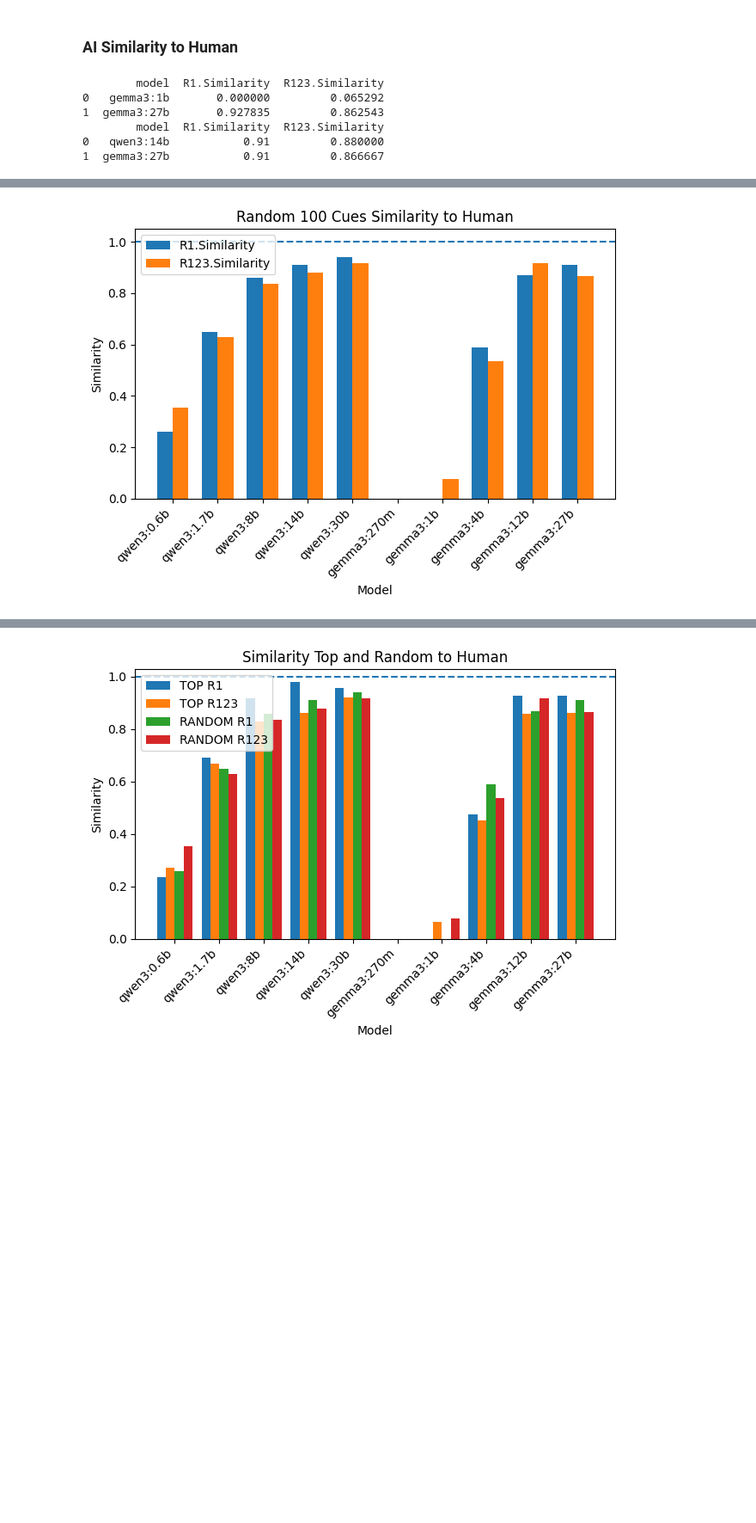
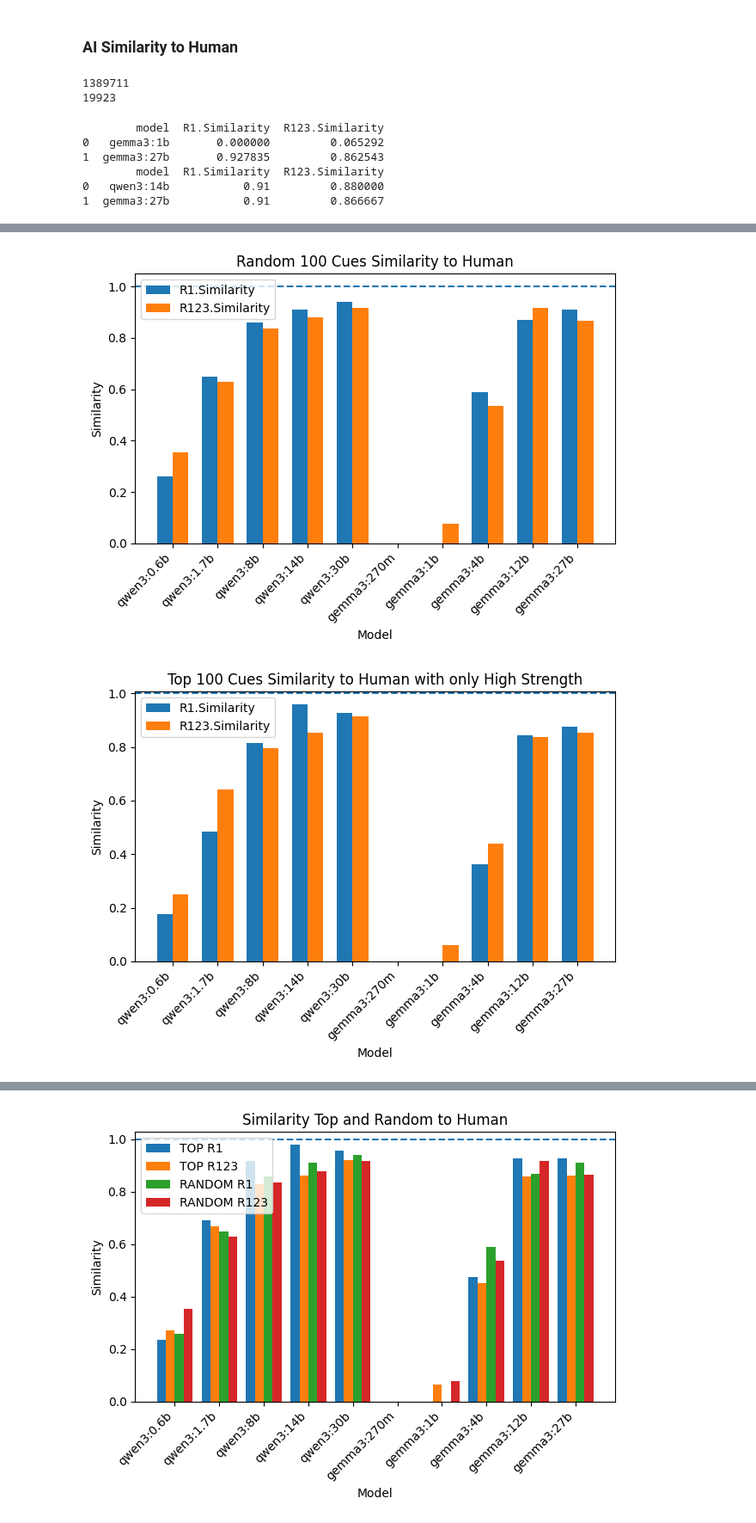
Before and after one commit to NoSkillSwagger/OpenLLM-Psychosemantische-Modellierung, a Jupyter notebook: code/analysis.ipynb, the cells around one changed output, grey strips where cells are left out. Shown at 86% size. Saved outputs shown, nothing was run; the diff lists cells and outputs as text; code cells hidden in the pictures; blank space fills up the shorter version.

```diff
--- a/code/analysis.ipynb
+++ b/code/analysis.ipynb
@@ -138,7 +139,7 @@ def get_R1_and_R123_scores(df):
 
     return result
 
-snow_cues_top_100_df = snow_cues_top_100_df.sort_values(by="cue", key=lambda s: s.str.lower())
+swow_cues_top_100_df = swow_cues_top_100_df.sort_values(by="cue", key=lambda s: s.str.lower())
 ai_top_100_df = ai_top_100_df.sort_values(by="cue", key=lambda s: s.str.lower())
 ai_random_100_df = ai_random_100_df.sort_values(by="cue", key=lambda s: s.str.lower())
 
@@ -266,7 +364,7 @@ show_error_rate("Random 100 Error Rate", ai_random_100_df)
 # %% [markdown]
 ### Compare Top Responses of Humans vs AI
 # %%
-# Merge ai_random and ai_top into snow123 merged
+# Merge ai_random and ai_top into swow123 merged
 ai_top_100_scores_df_renamed = ai_top_100_scores_df.rename(
     columns={
         "R1": "TOP.R1",
@@ -289,7 +387,7 @@ ai_random_100_scores_df_renamed = ai_random_100_scores_df.rename(
     }
 )
 
-snow_r_123_merged_df_renamed = snow_r_123_merged_df.rename(
+swow_r_123_merged_df_renamed = swow_r_123_merged_df.rename(
     columns={
         "R1": "HUMAN.R1",
         "R1.N": "HUMAN.R1.N",
@@ -300,7 +398,7 @@ snow_r_123_merged_df_renamed = snow_r_123_merged_df.rename(
     }
 )
 
-merged_all_scores = snow_r_123_merged_df_renamed.merge(
+merged_all_scores = swow_r_123_merged_df_renamed.merge(
     ai_top_100_scores_df_renamed[['cue', 'response', 'TOP.R1', 'TOP.R1.N', 'TOP.R1.Strength', 'TOP.R123', 'TOP.R123.N', 'TOP.R123.Strength']],
     on=['cue', 'response'],
     how='left'
@@ -381,4 +479,18 @@ compare_top_cues("Top 5 Responses by Random R1 Strength", "RANDOM", "R1",top_n=5
 [figure]
 # %% [markdown]
 ### AI Similarity to Human
+# %%
+print(len(swow_r_123_merged_df_renamed))
+
+# filter out all non top 100 cues and random cues
+swow_r_123_merged_df_renamed_2 = swow_r_123_merged_df_renamed[
+    swow_r_123_merged_df_renamed['cue'].isin(
+        set(swow_cues_top_100_df['cue']).union(set(swow_cues_random_100_df['cue']))
+    )
+]
+
+print(len(swow_r_123_merged_df_renamed_2))
+# %% [output]
+1389711
+19923
 # %%
@@ -405,6 +539,6 @@ snow_random_100_lookup = build_cue_response_lookup(snow_cues_random_100_df)
 # %%
 # Compute Similarity
-def compute_similarity(ai_df, snow_lookup):
+def compute_similarity(ai_df, swow_lookup):
     columns = ["model", "R1.Similarity", "R123.Similarity"]
     df = pd.DataFrame(columns=columns)
 
@@ -420,21 +554,21 @@ def compute_similarity(ai_df, snow_lookup):
             cue = row["cue"]
             responses = [row["R1"], row["R2"], row["R3"]]
 
-            if cue in snow_lookup:
-                snow_r1_set = snow_lookup[cue]["R1"]
-                snow_r123_set = snow_lookup[cue]["R123"]
+            if cue in swow_lookup:
+                swow_r1_set = swow_lookup[cue]["R1"]
+                swow_r123_set = swow_lookup[cue]["R123"]
 
                 # R1 similarity
                 if pd.notna(row["R1"]):
                     total_r1 += 1
-                    if row["R1"] in snow_r1_set:
+                    if row["R1"] in swow_r1_set:
                         matched_r1 += 1
 
                 # R123 similarity
                 for resp in responses:
                     if pd.notna(resp):
                         total_r123 += 1
-                        if resp in snow_r123_set:
+                        if resp in swow_r123_set:
                             matched_r123 += 1
 
         r1_similarity = matched_r1 / total_r1 if total_r1 > 0 else 0
@@ -448,8 +582,11 @@ def compute_similarity(ai_df, snow_lookup):
 
     return df
 
-top_100_similarity_df = compute_similarity(ai_top_100_df, snow_top_100_lookup)
-random_100_similarity_df = compute_similarity(ai_random_100_df, snow_random_100_lookup)
+top_100_similarity_df = compute_similarity(ai_top_100_df, swow_top_100_lookup)
+random_100_similarity_df = compute_similarity(ai_random_100_df, swow_random_100_lookup)
+
+top_100_similarity_high_strength_df = compute_similarity(ai_top_100_df, swow_top_100_lookup_high_strength)
+random_100_similarity_high_strength_df = compute_similarity(ai_random_100_df, swow_random_100_lookup_high_strength)
 
 print(top_100_similarity_df.head(2))
 print(random_100_similarity_df.head(2))
@@ -467,30 +604,34 @@ def plot_similarity(df, plot_name):
     models = df_sorted["model"]
     r1 = df_sorted["R1.Similarity"]
     r123 = df_sorted["R123.Similarity"]
 
     x = np.arange(len(models))   # label locations
     width = 0.35                 # width of the bars
 
     plt.figure()
     plt.bar(x - width/2, r1, width, label="R1.Similarity")
     plt.bar(x + width/2, r123, width, label="R123.Similarity")
 
     plt.axhline(y=1, linestyle="--")
 
     plt.xticks(x, models, rotation=45, ha="right")
     plt.xlabel("Model")
     plt.ylabel("Similarity")
     plt.title(plot_name)
     plt.legend()
 
     plt.tight_layout()
     save_plot(plot_name.lower().replace(" ", "_"), "./../data/results/association/analysis", plt)
 
     plt.show()
     plt.close()
 
 plot_similarity(top_100_similarity_df, "Top 100 Cues Similarity to Human")
 plot_similarity(random_100_similarity_df, "Random 100 Cues Similarity to Human")
+
+plot_similarity(top_100_similarity_high_strength_df, "Top 100 Cues Similarity to Human with only High Strength")
+plot_similarity(random_100_similarity_high_strength_df, "Random 100 Cues Similarity to Human with only High Strength")
 # %% [output]
 [figure]
 [figure]
+[figure, added]
```
Also changed, not shown: parts of 7 cells of this notebook, 5 other files.
